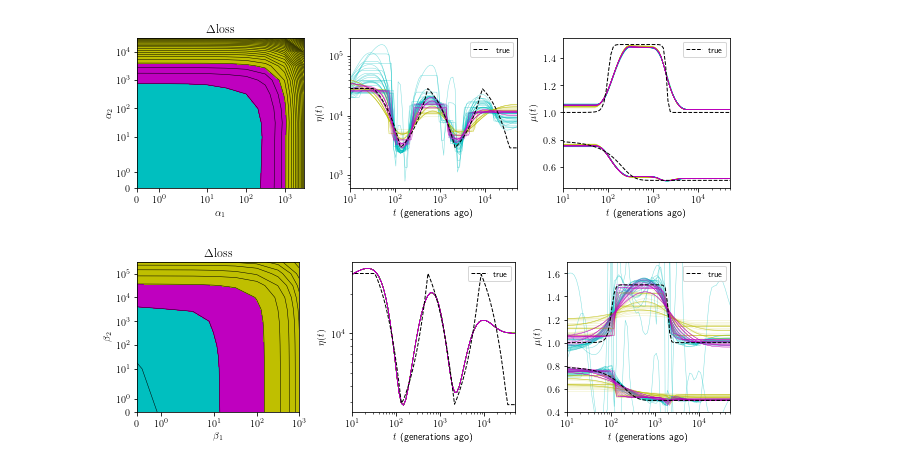
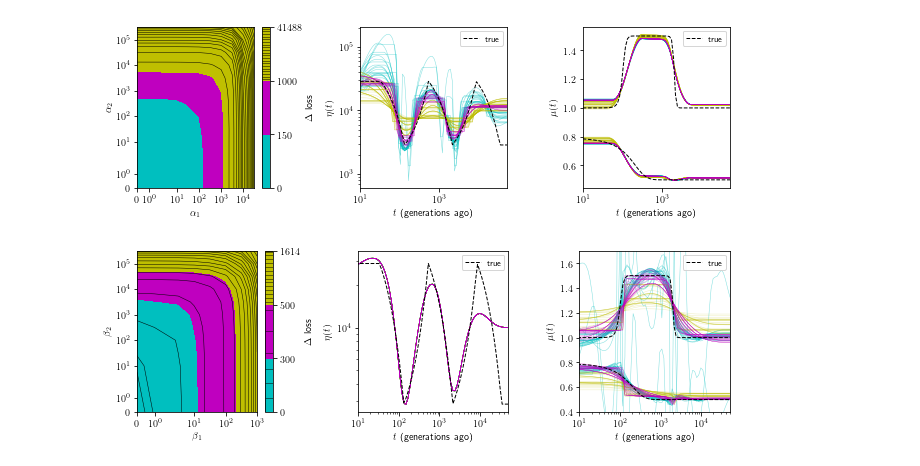
Before and after one commit to harrispopgen/mushi, a Jupyter notebook: simulation/plots.ipynb, the cells around one changed output. Saved outputs shown, nothing was run; the diff lists cells and outputs as text; code cells hidden in the pictures.

```diff
--- a/simulation/plots.ipynb
+++ b/simulation/plots.ipynb
@@ -12,9 +12,10 @@ mpl.rcParams['text.latex.preamble']=r"\usepackage{amsmath}"
 heatmap_data = []
 for i, f in enumerate(glob.glob('output/eta_sweep/*/dat*')):
     alpha_params, beta_params, ksfs, eta_true, mu_true = pickle.load(open(f, 'rb'))
-    if alpha_params['alpha_tv'] <= 7e3 and alpha_params['alpha_spline'] <= 5e4:
-        loss = float(-prf(ksfs.mu.Z, ksfs.X, ksfs.L))
-        heatmap_data.append([alpha_params['alpha_tv'], alpha_params['alpha_spline'], loss, ksfs])
+    loss = float(-prf(ksfs.mu.Z, ksfs.X, ksfs.L))
+    heatmap_data.append([alpha_params['alpha_tv'], alpha_params['alpha_spline'], loss, ksfs])
 
 heatmap_data = np.array(heatmap_data)
 heatmap_data = heatmap_data[np.lexsort(heatmap_data[:, 1::-1].T)]
+# delta loss
+heatmap_data[:, 2] = heatmap_data[:, 2] - heatmap_data[0, 2]
@@ -24,61 +27,59 @@ fig, axes = plt.subplots(1, 3, figsize=(9, 3))
 plt.sca(axes[0])
 x = np.unique(heatmap_data[:, 0])
 y = np.unique(heatmap_data[:, 1])
-z = heatmap_data[:, 2]
-z0 = z[0]
-Z = (z - z0).reshape(len(x), len(y)).T
-contour = plt.contour(x, y, Z, levels=50, colors='k', linewidths=.5)
-plt.contourf(contour, levels=contour.levels[:2], colors='c')
-plt.contourf(contour, levels=contour.levels[1:5], colors='m')
-plt.contourf(contour, levels=contour.levels[4:], colors='y')
+Z = heatmap_data[:, 2].reshape(len(x), len(y)).T
+contour = plt.contour(x, y, Z, levels=20, colors='k', linewidths=.5)
+heatmap = plt.contourf(contour, levels=[0, 150, 1000, Z.max()], colors=['c', 'm', 'y'])
+cbar = fig.colorbar(heatmap)
+cbar.ax.set_ylabel(r'$\Delta$ loss')
+# Add the contour line levels to the colorbar
+cbar.add_lines(contour)
 plt.xscale('symlog')
 plt.yscale('symlog')
 plt.xlabel(r'$\alpha_1$')
 plt.ylabel(r'$\alpha_2$')
-plt.title(r'$\Delta\mathrm{loss}$')
 
 for i, data in enumerate(heatmap_data):
-    alpha_tv, alpha_spline, loss, ksfs = data
-    delta_loss = -prf(ksfs.mu.Z, ksfs.X, ksfs.L) - z0
+    alpha_tv, alpha_spline, relative_loss, ksfs = data
 
-    if contour.levels[1] <= delta_loss <= contour.levels[4]:
+    if heatmap.levels[1] <= relative_loss <= heatmap.levels[2]:
         alpha = .9
         zorder = 2
         color = 'm'
         lw = 0.2
-    elif delta_loss <= contour.levels[1]:
+    elif relative_loss <= heatmap.levels[1]:
         alpha = .5
         zorder = 1
         color = 'c'
         lw = .5
     else:
         alpha = .25
         zorder = 1
         color = 'y'
         lw = .5
 
     plt.sca(axes[1])
     ksfs.eta.plot(alpha=alpha, zorder=zorder, lw=lw, c=color)
 
     plt.sca(axes[2])
     ksfs.mu.plot((0, 1), alpha=alpha, zorder=zorder, lw=lw, c=color)
 
 
 plt.sca(axes[1])
 eta_true.plot(c='k', alpha=1, ls='--', lw=1, label='true', zorder=1000)
 plt.legend(fontsize=8, loc='upper right')
 plt.xlim([1e1, 5e4])
 
 plt.sca(axes[2])
 mu_true.plot((0,), c='k', alpha=1, ls='--', lw=1, label='true', zorder=1000)
 mu_true.plot((1,), c='k', alpha=1, ls='--', lw=1, zorder=1000)
 plt.legend(fontsize=8, loc='upper right')
 plt.xlim([1e1, 5e4])
 
 plt.tight_layout()
 plt.savefig('eta_sweep.pdf')
 # %% [output]
-[figure, old version]
+[figure, new version]
 # %%
 heatmap_data = []
 for i, f in enumerate(glob.glob('output/mu_sweep/*/dat*')):
@@ -95,29 +98,27 @@ fig, axes = plt.subplots(1, 3, figsize=(9, 3))
 plt.sca(axes[0])
 x = np.unique(heatmap_data[:, 0])
 y = np.unique(heatmap_data[:, 1])
-z = heatmap_data[:, 2]
-z0 = z[0]
-Z = (z - z0).reshape(len(x), len(y)).T
-contour = plt.contour(x, y, Z, levels=10, colors='k', linewidths=.5)
-plt.contourf(contour, levels=contour.levels[:3], colors='c')
-plt.contourf(contour, levels=contour.levels[2:4], colors='m')
-plt.contourf(contour, levels=contour.levels[3:], colors='y')
+Z = heatmap_data[:, 2].reshape(len(x), len(y)).T
+contour = plt.contour(x, y, Z, levels=20, colors='k', linewidths=.5)
+heatmap = plt.contourf(contour, levels=[0, 300, 500, Z.max()], colors=['c', 'm', 'y'])
+cbar = fig.colorbar(heatmap)
+cbar.ax.set_ylabel(r'$\Delta$ loss')
+# Add the contour line levels to the colorbar
+cbar.add_lines(contour)
 plt.xscale('symlog')
 plt.yscale('symlog')
 plt.xlabel(r'$\beta_1$')
 plt.ylabel(r'$\beta_2$')
-plt.title(r'$\Delta\mathrm{loss}$')
 
 for i, data in enumerate(heatmap_data):
-    beta_tv, beta_spline, loss, ksfs = data
-    delta_loss = -prf(ksfs.mu.Z, ksfs.X, ksfs.L) - z0
+    beta_tv, beta_spline, relative_loss, ksfs = data
 
-    if contour.levels[2] <= delta_loss <= contour.levels[3]:
+    if heatmap.levels[1] <= relative_loss <= heatmap.levels[2]:
         alpha = .9
         zorder = 2
         color = 'm'
         lw = 0.2
-    elif delta_loss <= contour.levels[2]:
+    elif relative_loss <= heatmap.levels[1]:
         alpha = .5
         zorder = 1
         color = 'c'
@@ -150,4 +151,4 @@ plt.ylim([0.4, 1.7])
 plt.tight_layout()
 plt.savefig('mu_sweep.pdf')
 # %% [output]
-[figure, old version]
+[figure, new version]
```
Also changed, not shown: parts of 2 cells of this notebook.
